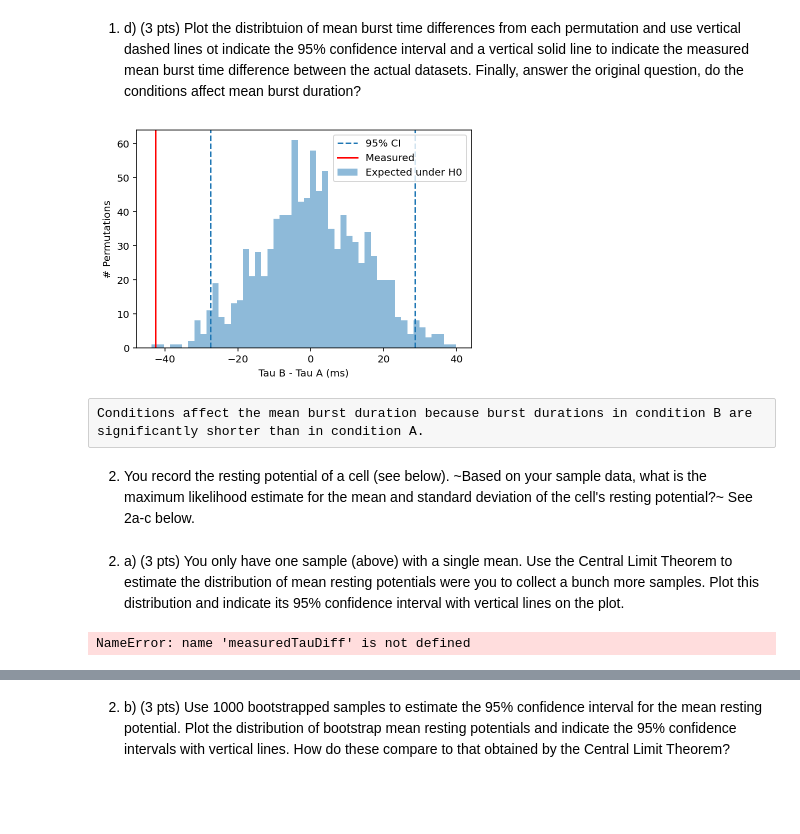
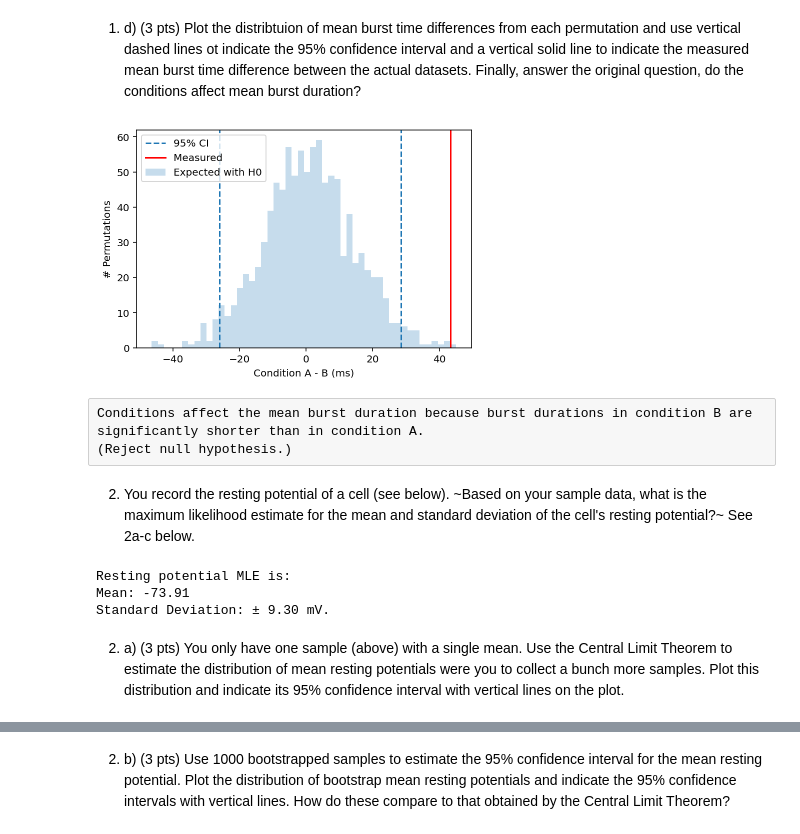
Before and after one commit to nishadalal120/NEU-365P-385L-Spring-2021, a Jupyter notebook: homework/homework-hypothesis_testing.ipynb, the cells around one changed output, grey strips where cells are left out. Cells and saved outputs as stored; diff of their text form; code cells hidden in the pictures; blank space fills up the shorter version.

```diff
--- a/homework/homework-hypothesis_testing.ipynb
+++ b/homework/homework-hypothesis_testing.ipynb
@@ -119,24 +87,42 @@ for i in range(numPermutations):
+# %%
+# concatenate
+len_A = len(burstDurationsA_ms)
+len_B = len(burstDurationsB_ms)
+
+bursts = np.zeros((len_A + len_B,))
+bursts[:len_A] = burstDurationsA_ms
+bursts[-len_B:] = burstDurationsB_ms
+
+# 1000 permutations
+perm = np.zeros((1000,))
+
+for i in range(1000):
+    np.random.shuffle(bursts)
+
+    p_A = bursts[:len_A]
+    p_B = bursts[-len_B:]
+
+    perm[i] = p_A.mean() - p_B.mean()
 # %% [markdown]
 1. d) (3 pts) Plot the distribtuion of mean burst time differences from each permutation and use vertical dashed lines ot indicate the 95% confidence interval and a vertical solid line to indicate the measured mean burst time difference between the actual datasets. Finally, answer the original question, do the conditions affect mean burst duration?
 # %%
-# plot the distribution differences between taus for each permutation
-plt.hist(permutedTauDiffs, bins=50, alpha=0.5, label='Expected under H0');
-plt.xlabel('Tau B - Tau A (ms)')
-plt.ylabel('# Permutations');
+plt.hist(perm, bins=50, alpha=0.25, label='Expected with H0');
 
-# add 95% confidence intervals to the plot
-lb, ub = np.quantile(permutedTauDiffs, [0.025, 0.975])
+# 95% confidence intervals
+lb, ub = np.quantile(perm, [0.025, 0.975])
 plt.axvline(lb, linestyle='--', label='95% CI')
-plt.axvline(ub, linestyle='--');
+plt.axvline(ub, linestyle='--')
 
-# add measured difference to plot
-plt.axvline(tauB_ms - tauA_ms, color='r', label='Measured')
-
-plt.legend();
+plt.axvline((burstDurationsA_ms.mean() - burstDurationsB_ms.mean()), color='r', label='Measured')
+plt.xlabel('Condition A - B (ms)')
+plt.ylabel('# Permutations')
+plt.legend()
+plt.show()
 # %% [output]
-[figure, old version]
+[figure, new version]
 # %% [raw]
 Conditions affect the mean burst duration because burst durations in condition B are significantly shorter than in condition A.
+(Reject null hypothesis.)
 # %% [markdown]
 2. You record the resting potential of a cell (see below). ~Based on your sample data, what is the maximum likelihood estimate for the mean and standard deviation of the cell's resting potential?~ See 2a-c below.
 # %%
@@ -190,15 +176,12 @@ restingPotential_mV = np.array([-85.06885608, -68.0333149 , -77.04147864, -70.82
        -72.43137511, -52.60067507, -54.23945626, -63.68117735,
        -88.19424095, -76.29322833, -77.01457066, -72.88256829,
        -67.46931905, -60.91331725, -79.17094879, -74.96126989])
+# %%
+mu, sd = st.norm.fit(restingPotential_mV)
+print(f"Resting potential MLE is:\nMean: {mu :.2f}\nStandard Deviation: ± {sd :.2f} mV.")
+# %% [output]
+Resting potential MLE is:
+Mean: -73.91
+Standard Deviation: ± 9.30 mV.
 # %% [markdown]
 2. a) (3 pts) You only have one sample (above) with a single mean. Use the Central Limit Theorem to estimate the distribution of mean resting potentials were you to collect a bunch more samples. Plot this distribution and indicate its 95% confidence interval with vertical lines on the plot.
-# %%
-sigma = restingPotential_mV.std()
-n = len(restingPotential_mV)
-sigma_for_mean = sigma / np.sqrt(n)
-
-effectSize_d = measuredTauDiff / sigma_for_mean
-
-effectSize_d
-# %% [output]
-NameError: name 'measuredTauDiff' is not defined
```
Also changed, not shown: parts of 11 cells of this notebook.
